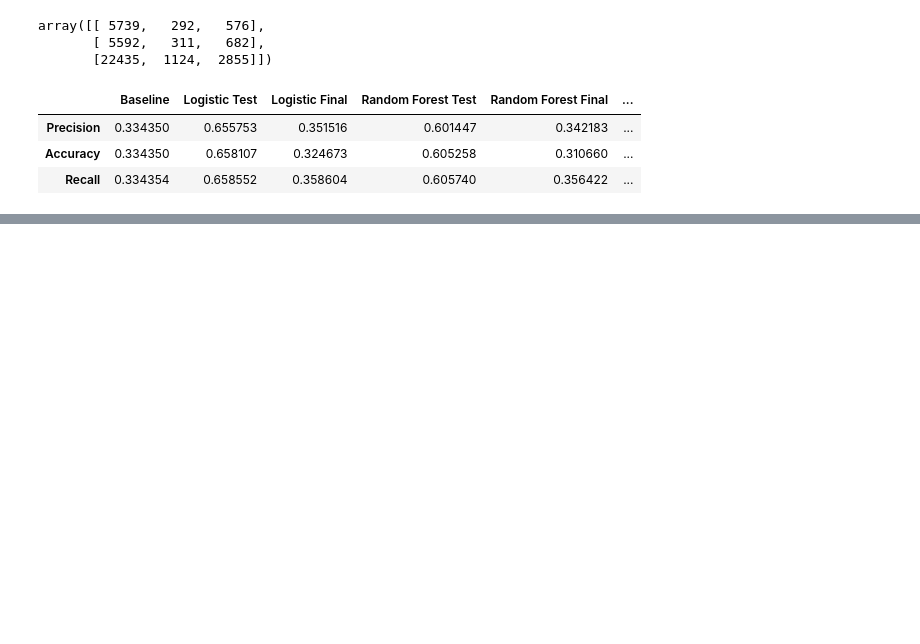
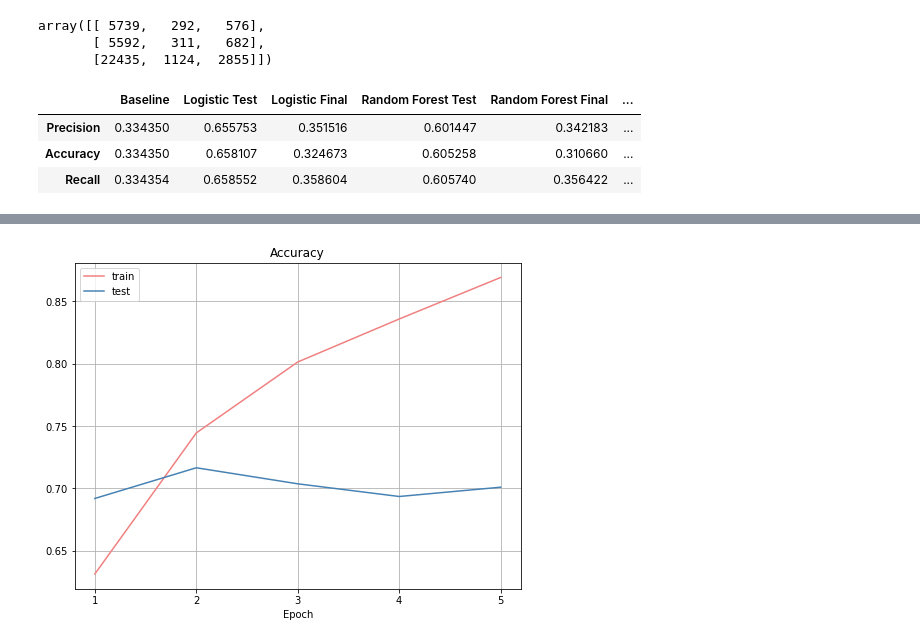
Before and after one commit to sashasabater/restaurant-reviews, a Jupyter notebook: src/notes2.ipynb, the cells around one changed output, grey strips where cells are left out. Drawn from its saved outputs; the diff is of its cells as text; code cells hidden in the pictures; blank space fills up the shorter version.

Commit message:
lstm model

```diff
--- a/src/notes2.ipynb
+++ b/src/notes2.ipynb
@@ -322,0 +352,4 @@ scores
+# %%
+
+Y_lstm = pd.get_dummies(df_train['stars']).values
+print('Shape of label tensor:', Y_lstm.shape)
@@ -322,0 +358,10 @@ scores
+# %%
+X_lstm_train, X_lstm_test, y_lstm_train, y_lstm_test = train_test_split(X_lstm, Y_lstm)
+# %%
+model = Sequential()
+model.add(Embedding(MAX_NB_WORDS, EMBEDDING_DIM, input_length=X_lstm.shape[1]))
+model.add(SpatialDropout1D(0.2))
+model.add(LSTM(100, dropout=0.2, recurrent_dropout=0.2))
+model.add(Dense(3, activation='softmax'))
+model.compile(loss='categorical_crossentropy', optimizer='adam', metrics=['accuracy', 'recall'])
+print(model.summary())
@@ -322,0 +386,6 @@ scores
+# %%
+epochs = 5
+batch_size = 64
+
+history = model.fit(X_lstm_train, y_lstm_train, epochs=epochs, batch_size=batch_size,validation_split=0.1,
+                    callbacks=[EarlyStopping(monitor='val_loss', patience=3, min_delta=0.0001)])
@@ -322,0 +426,13 @@ scores
+# %%
+fig, ax = plt.subplots(figsize=(8, 6))
+ax.set_title('Accuracy')
+ax.plot(history.history['accuracy'], label='train', color='lightcoral')
+ax.plot(history.history['val_accuracy'], label='test', color='steelblue')
+ax.set_xlabel('Epoch')
+ax.set_xticks(np.arange(5))
+ax.set_xticklabels(np.arange(1, 6))
+ax.legend()
+ax.grid()
+# plt.show();
+# %% [output]
+[figure, added]
```
Also changed, not shown: parts of 8 cells of this notebook.
